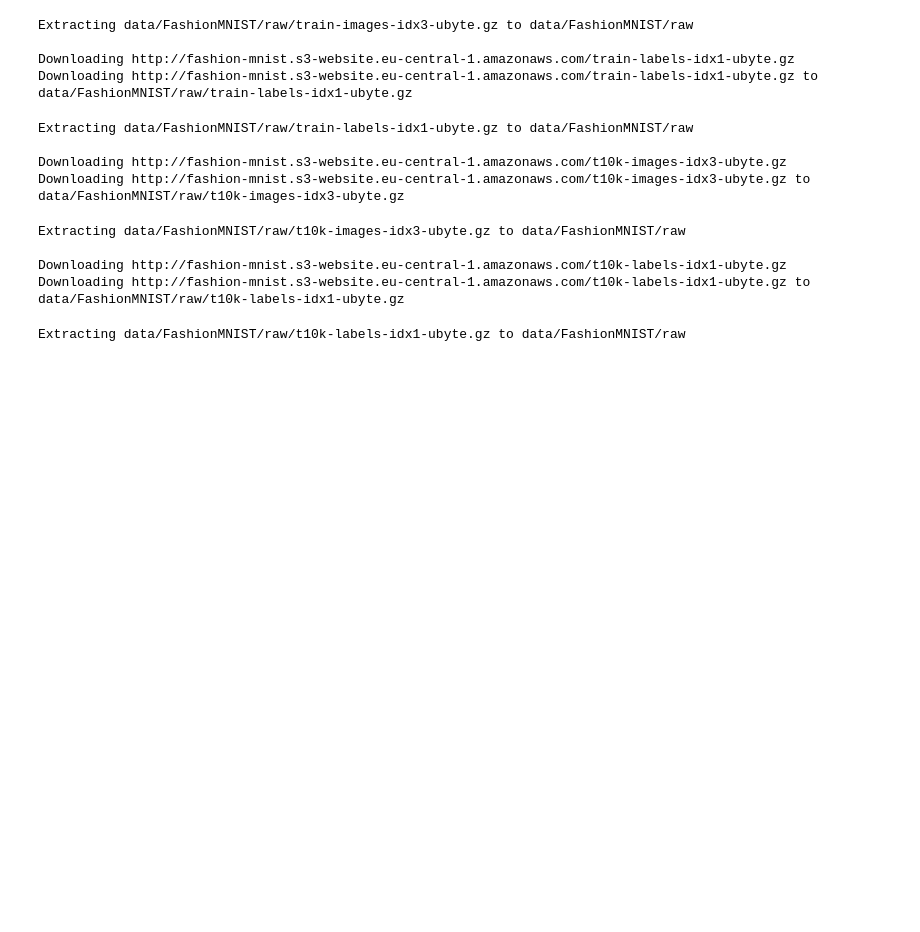
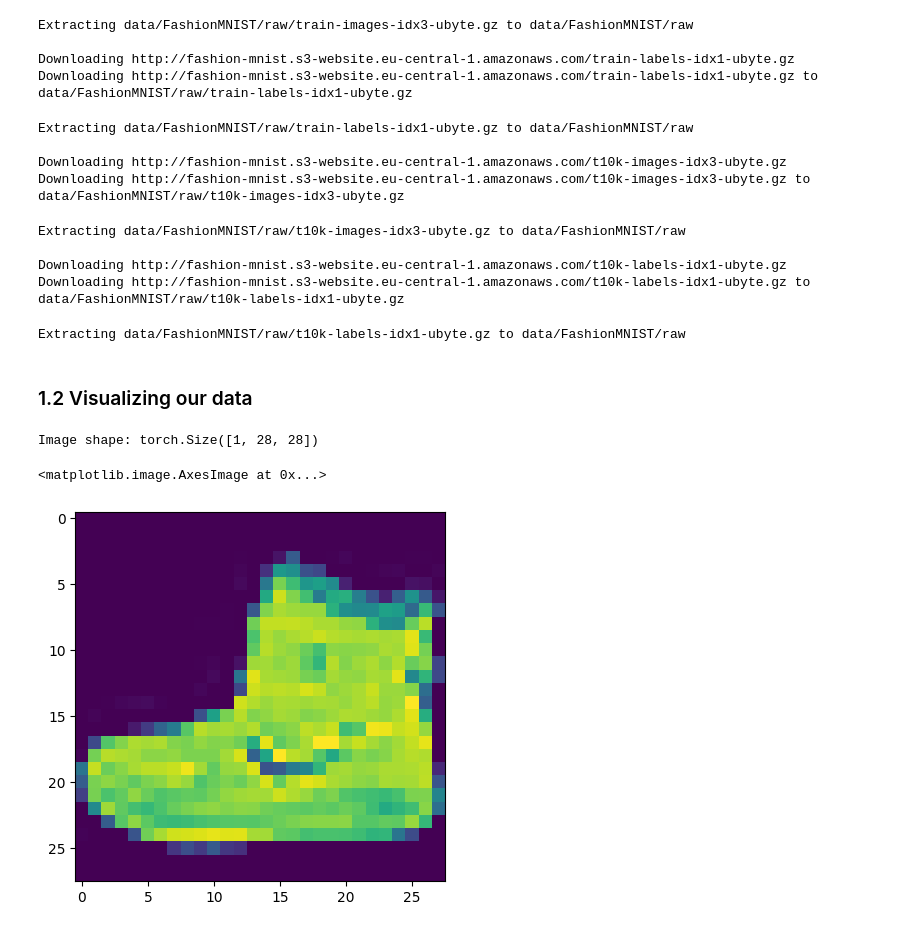
Before and after one commit to R1sh11172/PyTorch_Deep_Proj, a Jupyter notebook: 03_pytorch_compvision.ipynb, the cells around one changed output. Cells and saved outputs as stored; diff of their text form; code cells hidden in the pictures; blank space fills up the shorter version.

```diff
--- a/03_pytorch_compvision.ipynb
+++ b/03_pytorch_compvision.ipynb
@@ -65,3 +65,14 @@ Extracting data/FashionMNIST/raw/t10k-labels-idx1-ubyte.gz to data/FashionMNIST/
 # %%
 class_names = train_data.classes
 class_to_idx = train_data.class_to_idx # this attribute can convert from class to index
+# %% [markdown]
+### 1.2 Visualizing our data
+# %%
+import matplotlib.pyplot as plt # right now dataset is a 1 by 28 by 28 tensor representing color_channels, weidth, height greyscale has one color channel
+image, label = train_data[0]
+print(f"Image shape: {image.shape}")
+plt.imshow(image.squeeze())
+# %% [output]
+Image shape: torch.Size([1, 28, 28])
+<matplotlib.image.AxesImage at 0x...>
+[figure, added]
```
Also changed, not shown: parts of 18 cells of this notebook.
